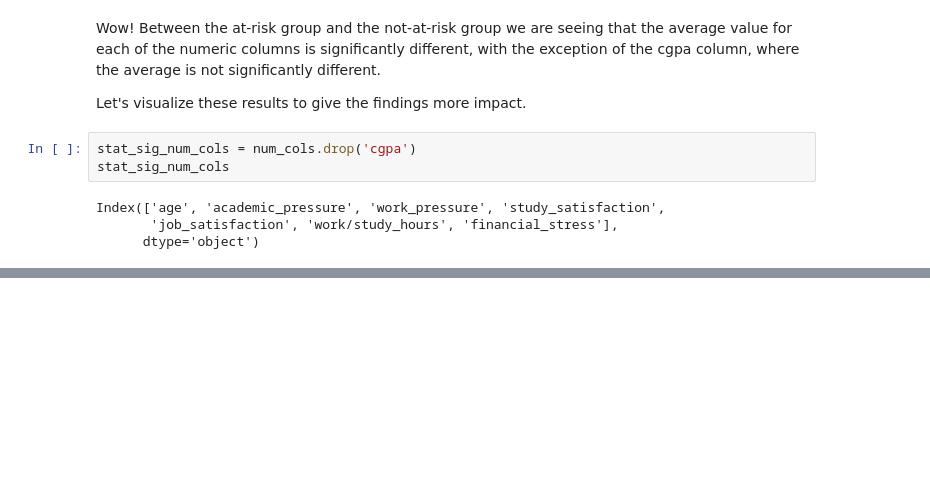
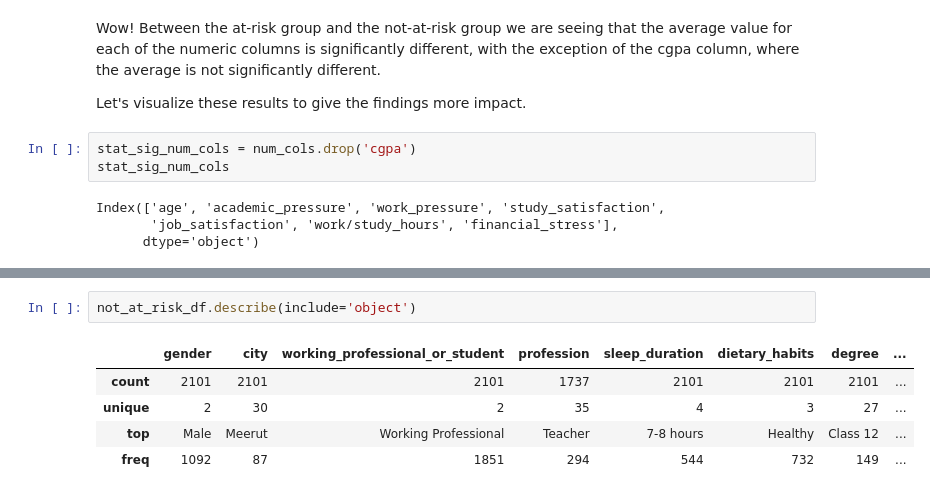
Before and after one commit to elijahlopez94/depression_survey_analysis, a Jupyter notebook: eda.ipynb, the cells around one changed output, grey strips where cells are left out. Cells and saved outputs as stored; diff of their text form; blank space fills up the shorter version.

```diff
--- a/eda.ipynb
+++ b/eda.ipynb
@@ -403,0 +426,8 @@ for column in stat_sig_num_cols:
+# %%
+not_at_risk_df.describe(include='object')
+# %% [output]
+|  | gender | city | working_professional_or_student | profession | sleep_duration | dietary_habits | degree | ... |
+| count | 2101 | 2101 | 2101 | 1737 | 2101 | 2101 | 2101 | ... |
+| unique | 2 | 30 | 2 | 35 | 4 | 3 | 27 | ... |
+| top | Male | Meerut | Working Professional | Teacher | 7-8 hours | Healthy | Class 12 | ... |
+| freq | 1092 | 87 | 1851 | 294 | 544 | 732 | 149 | ... |
```
Also changed, not shown: parts of 9 cells of this notebook.
